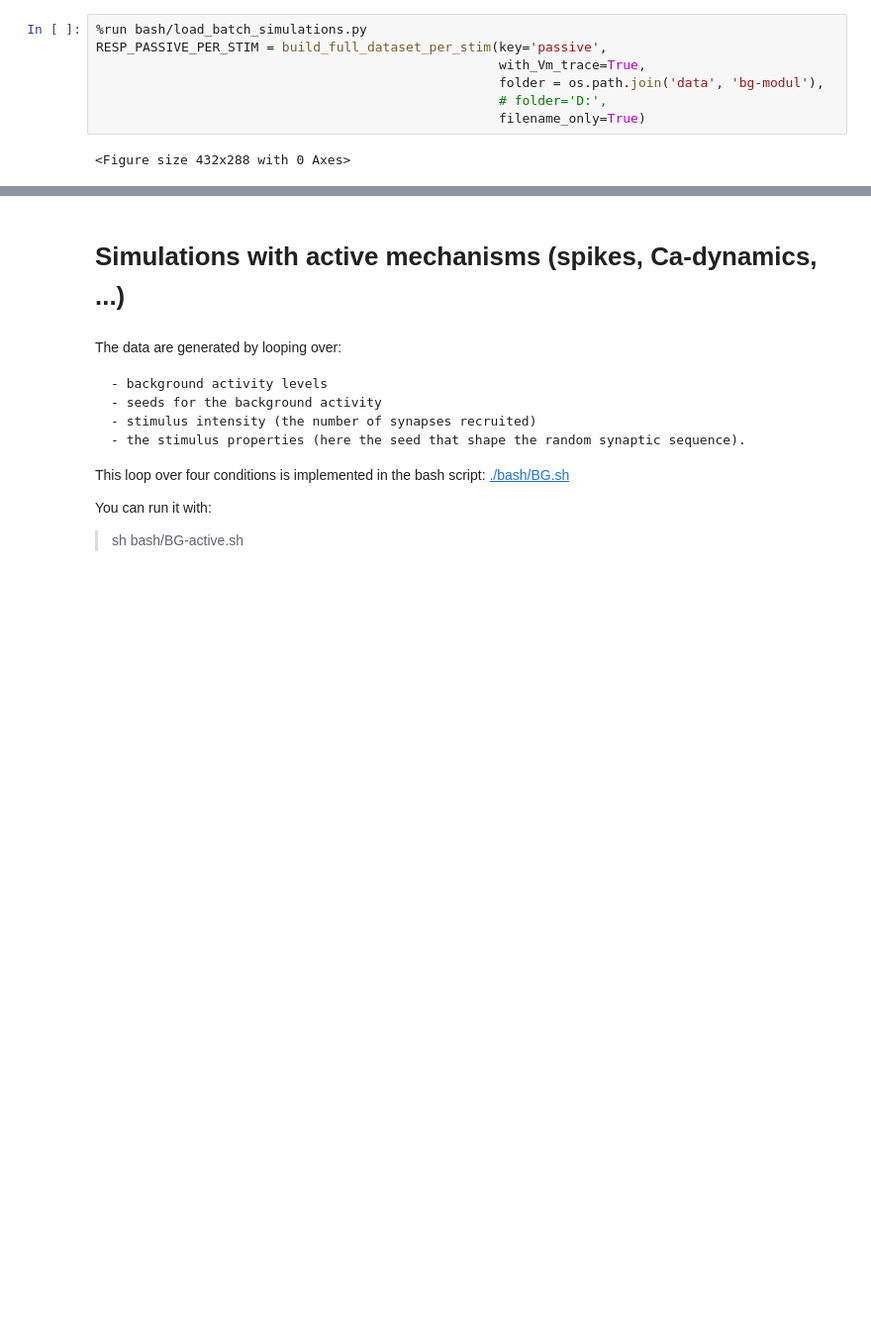
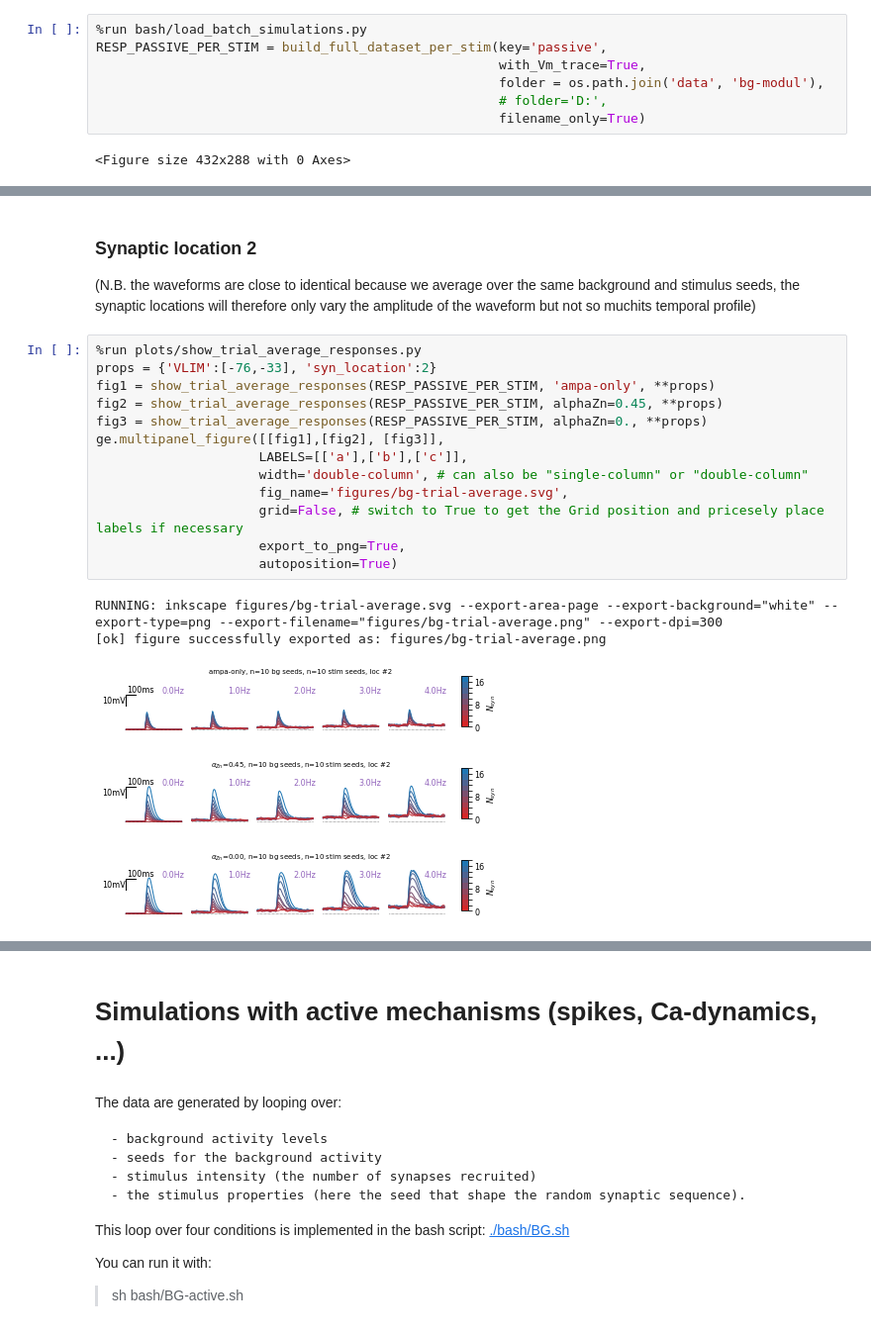
Before and after one commit to yzerlaut/zinc-NMDA-modulation, a Jupyter notebook: Sensitivity_to_Background_Modulation.ipynb, the cells around one changed output, grey strips where cells are left out. Shown at 99% size. Saved outputs shown, nothing was run; the diff lists cells and outputs as text; blank space fills up the shorter version.

```diff
--- a/Sensitivity_to_Background_Modulation.ipynb
+++ b/Sensitivity_to_Background_Modulation.ipynb
@@ -64,3 +88,26 @@ show_trial_average_responses(RESP_PASSIVE_PER_STIM, alphaZn=0., **props)
 [figure]
 [figure]
 [figure]
+# %% [markdown]
+### Synaptic location 2
+
+(N.B. the waveforms are close to identical because we average over the same background and stimulus seeds, the synaptic locations will therefore only vary the amplitude of the waveform but not so muchits temporal profile)
+# %%
+%run plots/show_trial_average_responses.py
+props = {'VLIM':[-76,-33], 'syn_location':2}
+fig1 = show_trial_average_responses(RESP_PASSIVE_PER_STIM, 'ampa-only', **props)
+fig2 = show_trial_average_responses(RESP_PASSIVE_PER_STIM, alphaZn=0.45, **props)
+fig3 = show_trial_average_responses(RESP_PASSIVE_PER_STIM, alphaZn=0., **props)
+ge.multipanel_figure([[fig1],[fig2], [fig3]],
+                     LABELS=[['a'],['b'],['c']],
+                     width='double-column', # can also be "single-column" or "double-column"
+                     fig_name='figures/bg-trial-average.svg',
+                     grid=False, # switch to True to get the Grid position and pricesely place labels if necessary
+                     export_to_png=True,
+                     autoposition=True)
+# %% [output]
+RUNNING: inkscape figures/bg-trial-average.svg --export-area-page --export-background="white" --export-type=png --export-filename="figures/bg-trial-average.png" --export-dpi=300
+[ok] figure successfully exported as: figures/bg-trial-average.png
+[figure, added]
+[figure, added]
+[figure, added]
```
Also changed, not shown: parts of 18 cells of this notebook, 2 other files.
